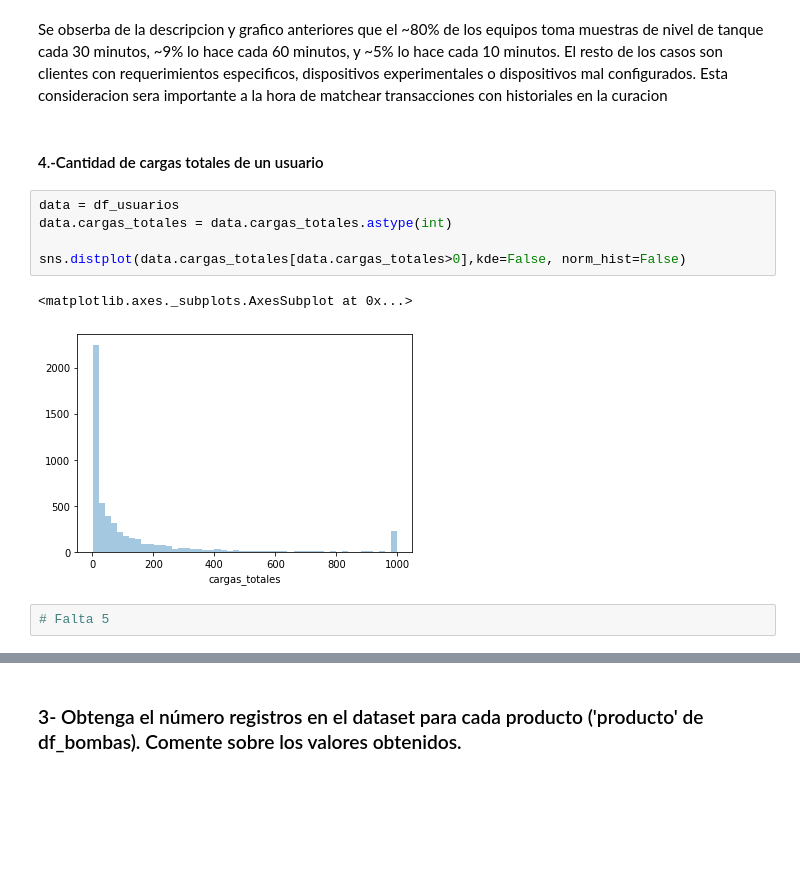
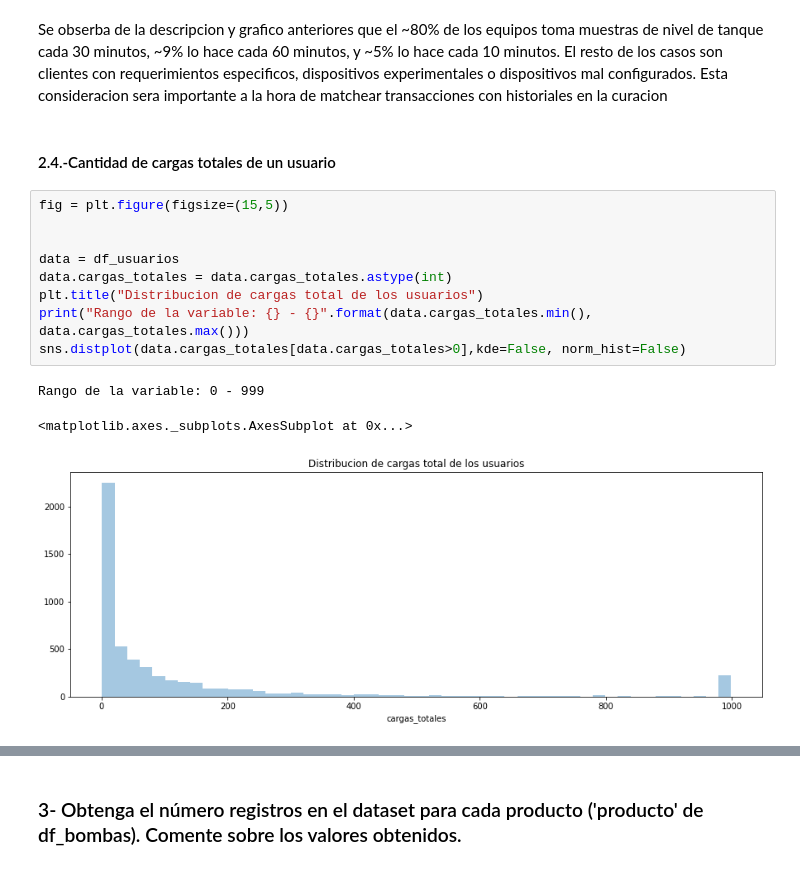
Before and after one commit to sauritlucas/MentoriaBiocombustible, a Jupyter notebook: Practico_de_Analisis_y_Visualizacion_copia.ipynb, the cells around one changed output, grey strips where cells are left out. Drawn from its saved outputs; the diff is of its cells as text; blank space fills up the shorter version.

```diff
--- a/Practico_de_Analisis_y_Visualizacion_copia.ipynb
+++ b/Practico_de_Analisis_y_Visualizacion_copia.ipynb
@@ -662,14 +671,17 @@ sondas con muestreo cada 60 minutos: 9.4 %
 # %% [markdown]
 Se obserba de la descripcion y grafico anteriores que el ~80% de los equipos toma muestras de nivel de tanque cada 30 minutos, ~9% lo hace cada 60 minutos, y ~5% lo hace cada 10 minutos. El resto de los casos son clientes con requerimientos especificos, dispositivos experimentales o dispositivos mal configurados. Esta consideracion sera importante a la hora de matchear transacciones con historiales en la curacion
 # %% [markdown]
-#### 4.-Cantidad de cargas totales de un usuario
+#### 2.4.-Cantidad de cargas totales de un usuario
 # %%
+fig = plt.figure(figsize=(15,5))
+
+
 data = df_usuarios
 data.cargas_totales = data.cargas_totales.astype(int)
-
+plt.title("Distribucion de cargas total de los usuarios")
+print("Rango de la variable: {} - {}".format(data.cargas_totales.min(), data.cargas_totales.max()))
 sns.distplot(data.cargas_totales[data.cargas_totales>0],kde=False, norm_hist=False)
 # %% [output]
-<matplotlib.axes._subplots.AxesSubplot at 0x...>
+Rango de la variable: 0 - 999
+<matplotlib.axes._subplots.AxesSubplot at 0x...>
-[figure, old version]
+[figure, new version]
-# %%
-# Falta 5
```
Also changed, not shown: parts of 38 cells of this notebook.
